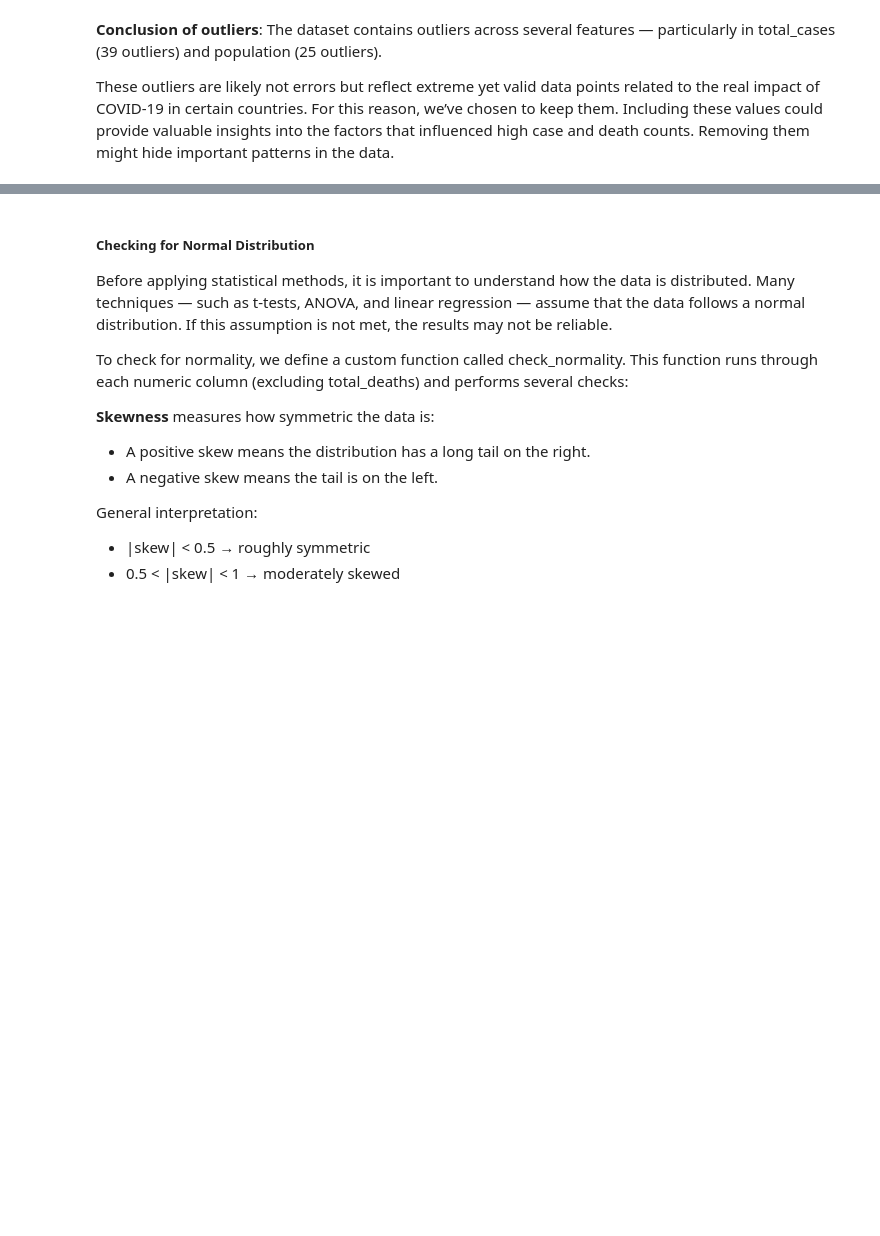
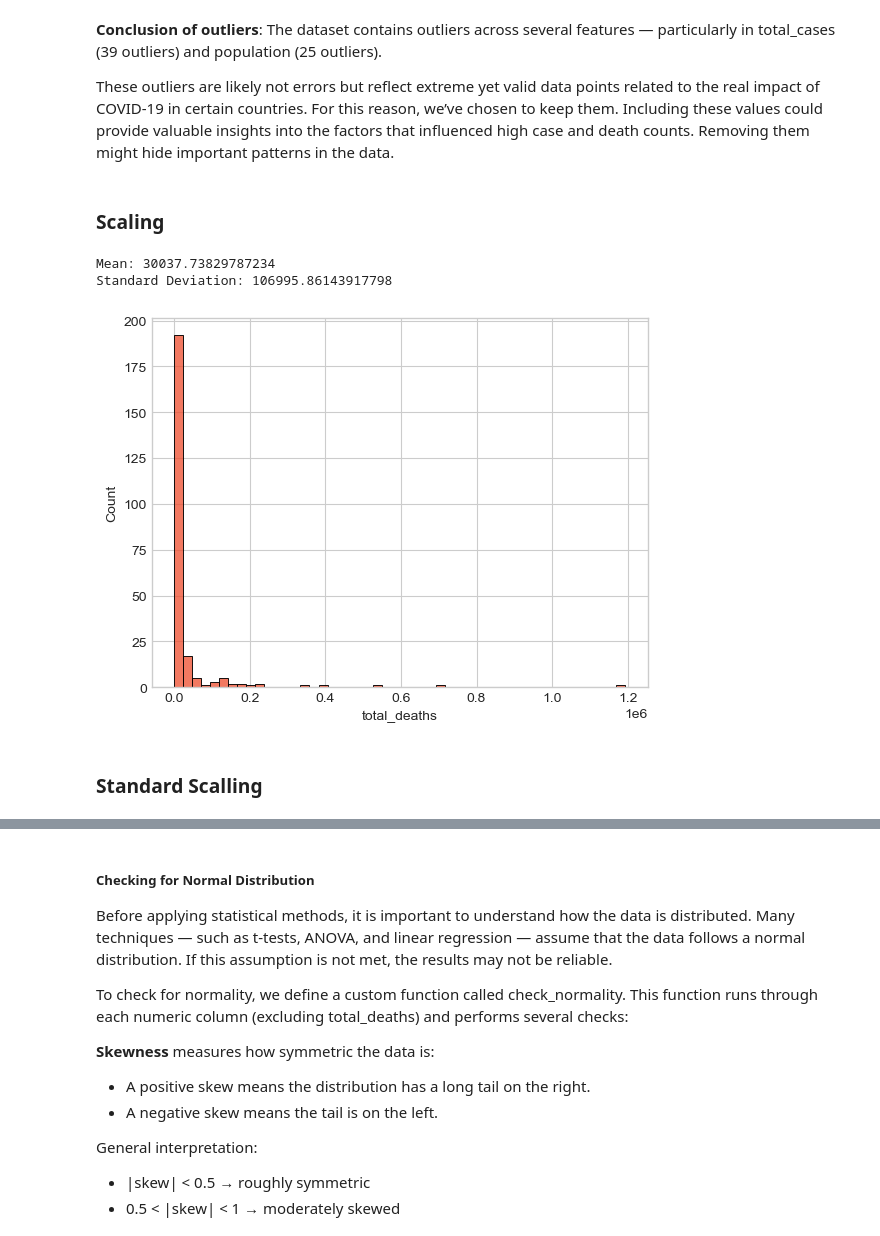
Before and after one commit to Juvenaawh/BI-Group7, a Jupyter notebook: MP3/Covid-MP3.ipynb, the cells around one changed output, grey strips where cells are left out. Saved outputs shown, nothing was run; the diff lists cells and outputs as text; code cells hidden in the pictures; blank space fills up the shorter version.

```diff
--- a/MP3/Covid-MP3.ipynb
+++ b/MP3/Covid-MP3.ipynb
@@ -612,3 +613,21 @@ for column in ['total_cases', 'life_expectancy', 'population']:
 **Conclusion of outliers**: The dataset contains outliers across several features — particularly in total_cases (39 outliers) and population (25 outliers).
 
 These outliers are likely not errors but reflect extreme yet valid data points related to the real impact of COVID-19 in certain countries. For this reason, we’ve chosen to keep them. Including these values could provide valuable insights into the factors that influenced high case and death counts. Removing them might hide important patterns in the data.
+# %% [markdown]
+### Scaling
+# %%
+# get statistics
+scaled_data = df_covid_cleaned[['total_deaths']]
+
+print('Mean:', scaled_data['total_deaths'].mean())
+print('Standard Deviation:', scaled_data['total_deaths'].std())
+# %% [output]
+Mean: 30037.73829787234
+Standard Deviation: 106995.86143917798
+# %%
+# draw histogram to visualize them
+sns.histplot(scaled_data['total_deaths'], color='#ee4c2c', bins=50);
+# %% [output]
+[figure, added]
+# %% [markdown]
+### Standard Scalling
```
Also changed, not shown: parts of 14 cells of this notebook.
